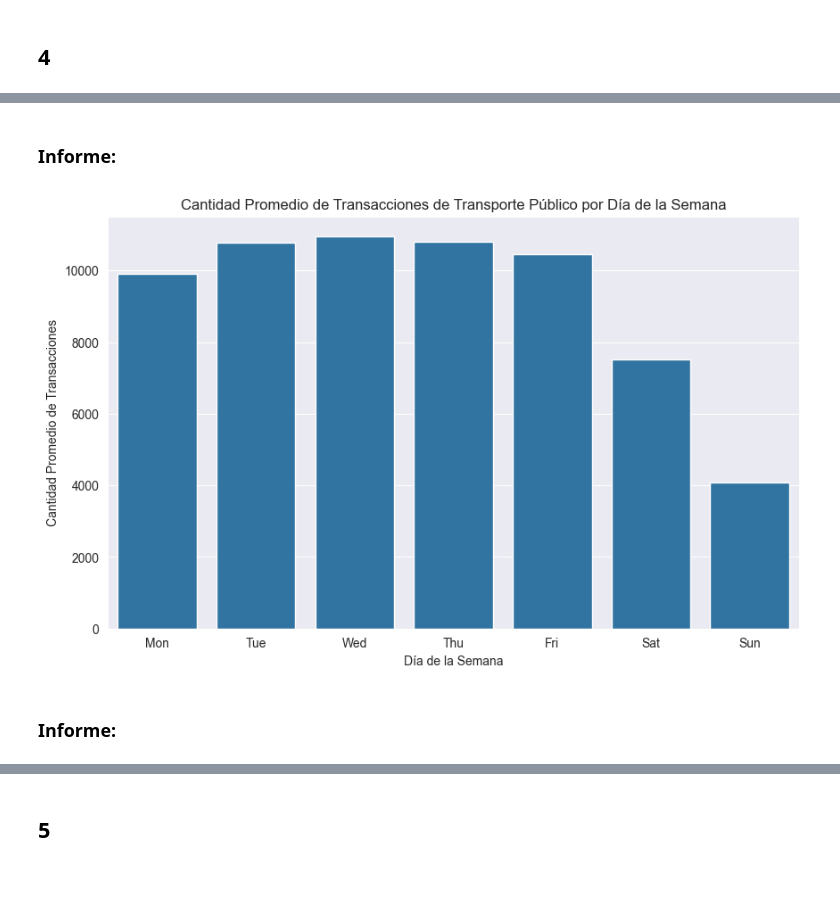
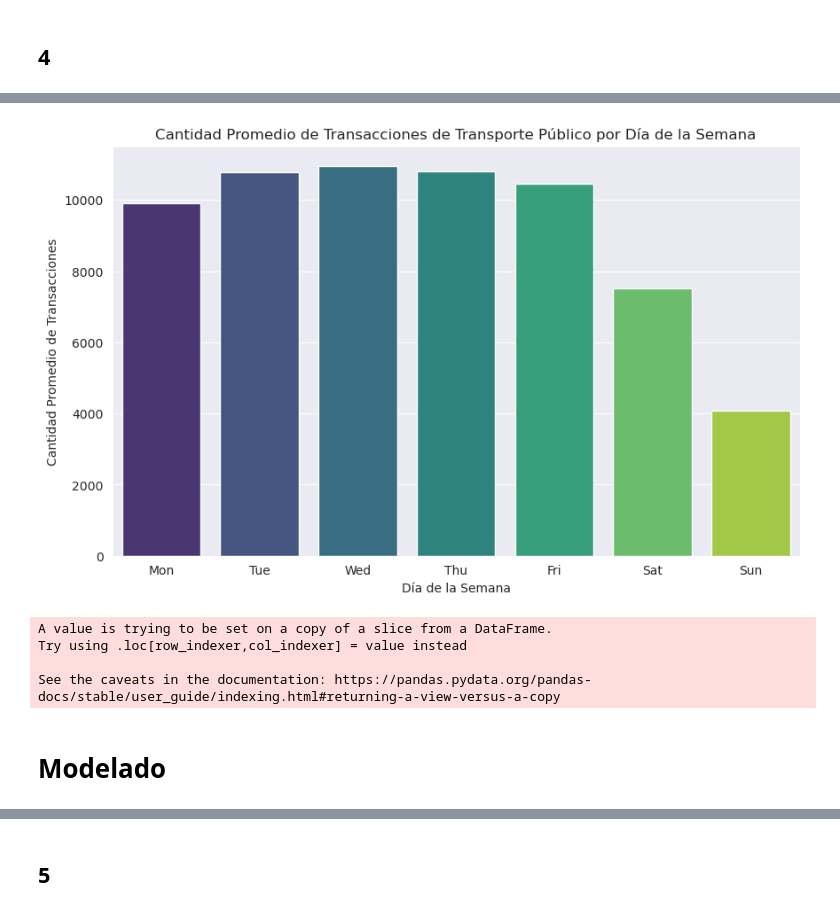
Before and after one commit to pedrobergaglio/transporte-publico-2023-ldd, a Jupyter notebook: tp1_sube2023.ipynb, the cells around one changed output, grey strips where cells are left out. Saved outputs shown, nothing was run; the diff lists cells and outputs as text; code cells hidden in the pictures; blank space fills up the shorter version.

```diff
--- a/tp1_sube2023.ipynb
+++ b/tp1_sube2023.ipynb
@@ -184,0 +188,56 @@ plt.show()
+# %%
+plt.figure(figsize=(10, 6))
+
+sns.barplot(data=sube_2023.groupby("DIA_TRANSPORTE")["CANTIDAD"].mean().reset_index(), x='DIA_TRANSPORTE', y='CANTIDAD',order=['Mon', 'Tue', 'Wed', 'Thu', 'Fri', 'Sat', 'Sun'], palette='viridis')
+plt.title('Cantidad Promedio de Transacciones de Transporte Público por Día de la Semana')
+plt.xlabel('Día de la Semana')
+plt.ylabel('Cantidad Promedio de Transacciones')
+plt.ticklabel_format(style='plain', axis='y')
+plt.show()
+# %% [output]
+[figure, added]
+# %%
+with open ("./ProvinciasArgentina.geojson") as f:
+    data = json.load(f)
+
+data_mapa = sube_2023.loc[sube_2023['AMBA'] == 'NO',:]
+data_mapa["PROVINCIA"]=data_mapa["PROVINCIA"].replace({
+    'SANTIAGO DEL ESTERO': 'Santiago del Estero',
+    'TIERRA DEL FUEGO': 'Tierra del Fuego',
+    'CAPITAL FEDERAL': 'Capital Federal',
+    'BUENOS AIRES': 'Buenos Aires',
+    'JN': 'Jujuy',
+    'CHUBUT': 'Chubut',
+    'SANTA FE': 'Santa Fe',
+    'ENTRE RÍOS': 'Entre Ríos',
+    'LA PAMPA': 'La Pampa',
+    'MENDOZA': 'Mendoza',
+    'RÍO NEGRO': 'Río Negro',
+    'CHACO': 'Chaco',
+    'NEUQUÉN': 'Neuquén',
+    'FORMOSA': 'Formosa',
+    'CORRIENTES': 'Corrientes',
+    'CATAMARCA': 'Catamarca',
+    'SAN JUAN': 'San Juan',
+    'SAN LUIS': 'San Luis',
+    'CORDOBA': 'Córdoba',
+    'SANTA CRUZ': 'Santa Cruz'
+})
+
+fig = px.choropleth_mapbox(data_mapa.groupby(['PROVINCIA'])['CANTIDAD'].sum().reset_index(), geojson=data,featureidkey='properties.nombre', locations='PROVINCIA', color='CANTIDAD',
+                           color_continuous_scale="Viridis",
+                           range_color=(1000000, 137000000),
+                           mapbox_style= "open-street-map" , # formatos de diseño del mapa : "carto-positron", "carto-positron",   "white-bg",
+                           zoom=3, center = {"lat": -38.40, "lon": -63.60},
+                           opacity=0.3,
+                           title='Mapa de tráfico de pasajeros fuera de AMBA'
+                          )
+
+fig.update_layout(margin={"r":0,"t":0,"l":0,"b":0})
+
+fig.show()
+# %% [output]
+A value is trying to be set on a copy of a slice from a DataFrame.
+Try using .loc[row_indexer,col_indexer] = value instead
+
+See the caveats in the documentation: https://pandas.pydata.org/pandas-docs/stable/user_guide/indexing.html#returning-a-view-versus-a-copy
@@ -185,15 +254,2 @@ plt.show()
 # %% [markdown]
-### Informe:
+# Modelado
-# %%
-plt.figure(figsize=(10, 6))
-
-sns.barplot(data=sube_2023.groupby("DIA_TRANSPORTE")["CANTIDAD"].mean().reset_index(), x='DIA_TRANSPORTE', y='CANTIDAD',order=['Mon', 'Tue', 'Wed', 'Thu', 'Fri', 'Sat', 'Sun'])
-plt.title('Cantidad Promedio de Transacciones de Transporte Público por Día de la Semana')
-plt.xlabel('Día de la Semana')
-plt.ylabel('Cantidad Promedio de Transacciones')
-plt.ticklabel_format(style='plain', axis='y')
-plt.show()
-# %% [output]
-[figure, removed]
-# %% [markdown]
-### Informe:
```
Also changed, not shown: parts of 23 cells of this notebook.
